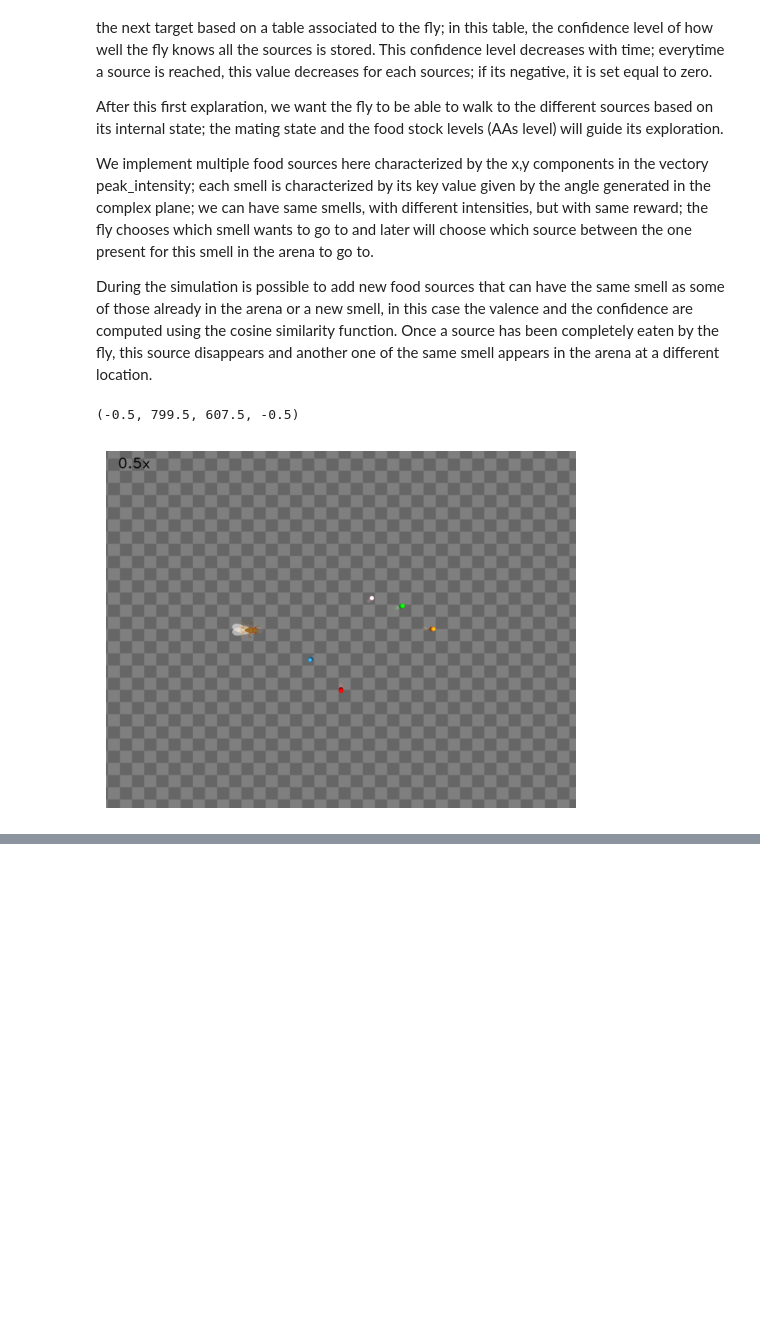
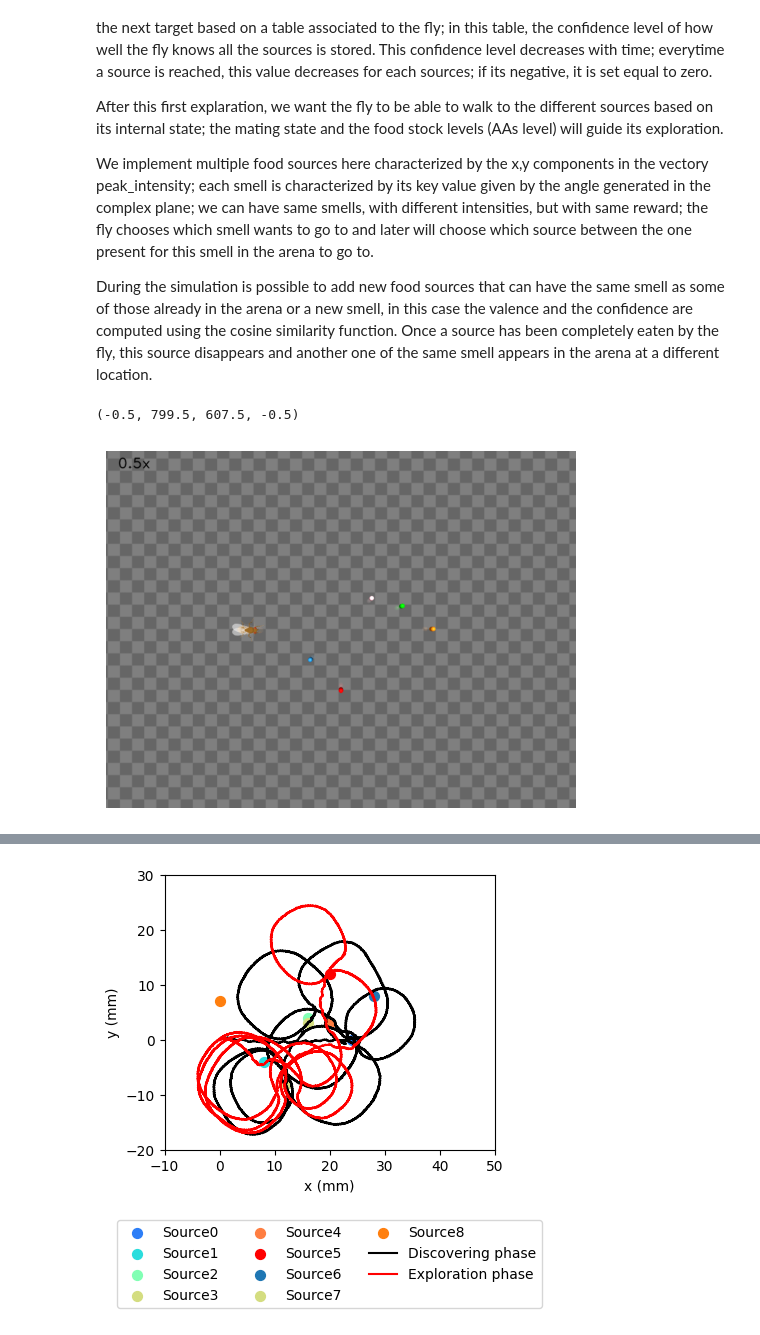
Before and after one commit to NeLy-EPFL/flygym-scratch, a Jupyter notebook: notebooks/learning_memory/food_environment_demo.ipynb, the cells around one changed output, grey strips where cells are left out. Cells and saved outputs as stored; diff of their text form; code cells hidden in the pictures; blank space fills up the shorter version.

```diff
--- a/notebooks/learning_memory/food_environment_demo.ipynb
+++ b/notebooks/learning_memory/food_environment_demo.ipynb
@@ -180,7 +192,7 @@ sim.save_video(
 )
 # %%
 # In order for the fly to walk around the arena based on its internal state, it must have visited all the sources before
-if not (sim.all_sources_explored()):
+if sim.all_sources_explored():
     # The fly is respawned
     obs, _ = sim.respawn()
     # Let the exploration begin
@@ -413,26 +338,28 @@ sim.save_video(
 # %%
 # Plot the trajectory
 fly_pos_hist = np.array([obs["fly"][0, :2] for obs in obs_hist])
 _fly_pos_hist = np.array([obs["fly"][0, :2] for obs in _obs_hist])
-fig, ax = plt.subplots(1, 1, figsize=(5, 4), tight_layout=True)
+fig, ax = plt.subplots(1, 1, figsize=(6, 5), tight_layout=True)
 color_list = sim.generate_color_plot()
 for element in range(len(sim.arena.food_sources)):
     ax.scatter(
         [sim.arena.food_sources[element].position[0]],
         [sim.arena.food_sources[element].position[1]],
         marker="o",
-        color=color_list.get(element+1),
+        color=color_list.get(element + 1),
         s=50,
         label="Source" + str(element),
     )
 ax.plot(fly_pos_hist[:, 0], fly_pos_hist[:, 1], color="k", label="Discovering phase")
 ax.plot(_fly_pos_hist[:, 0], _fly_pos_hist[:, 1], color="r", label="Exploration phase")
 ax.set_aspect("equal")
 ax.set_xlim(-10, 50)
-ax.set_ylim(-10, 50)
+ax.set_ylim(-20, 30)
 ax.set_xlabel("x (mm)")
 ax.set_ylabel("y (mm)")
 ax.legend(ncols=3, loc="lower center", bbox_to_anchor=(0.5, -0.6))
 fig.savefig(
-    f"/home/nmf-learning/flygym-scratch/outputs/plots/{name}/odor_taxis_trajectory_respawn.png"
+    f"/home/nmf-learning/flygym-scratch/outputs/plots/{name}/full_odor_taxis_trajectory_respawn.png"
 )
+# %% [output]
+[figure, added]
```
Also changed, not shown: parts of 8 cells of this notebook, 23 other files.
